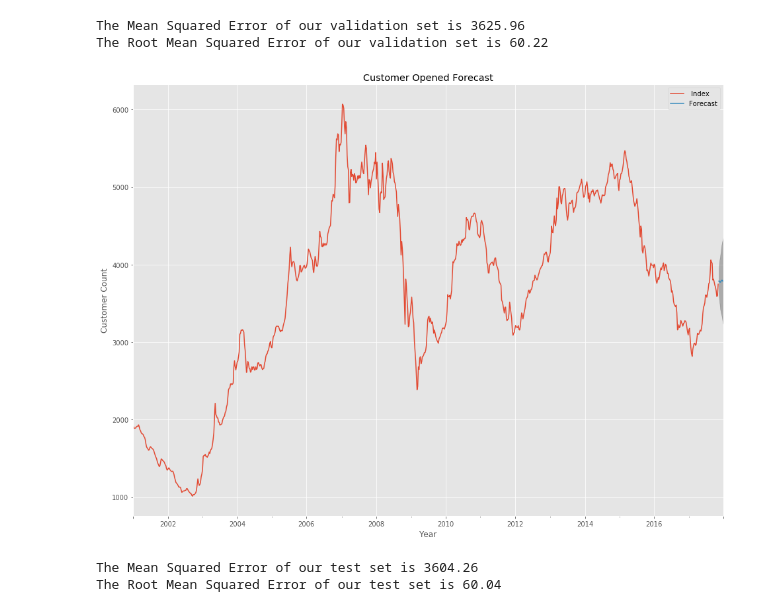
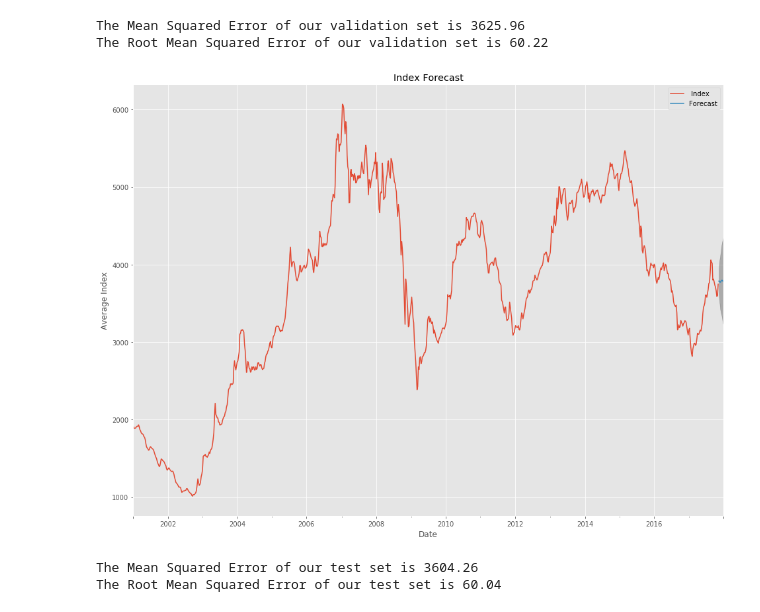
Before and after one commit to mau955/samcom_data_challenge, a Jupyter notebook: 03_Question.ipynb, the cells around one changed output. Saved outputs shown, nothing was run; the diff lists cells and outputs as text; code cells hidden in the pictures.

```diff
--- a/03_Question.ipynb
+++ b/03_Question.ipynb
@@ -200,18 +204,18 @@ The Root Mean Squared Error of our validation set is 60.22
 # %%
 # Model Pridiction
 pred_uc = results.get_forecast(steps=8)
 pred_ci = pred_uc.conf_int()
 
 ax = train.plot(label='observed', figsize=(16, 12))
 pred_uc.predicted_mean.plot(ax=ax, label='Forecast')
 ax.fill_between(pred_ci.index, pred_ci.iloc[:, 0], pred_ci.iloc[:, 1], color='k', alpha=.25)
-ax.set_xlabel('Year')
-ax.set_ylabel('Customer Count')
-ax.set_title('Customer Opened Forecast')
+ax.set_xlabel('Date')
+ax.set_ylabel('Average Index')
+ax.set_title('Index Forecast')
 ax.legend()
 plt.savefig('images/Model_prediction.png')
 # %% [output]
-[figure, old version]
+[figure, new version]
 # %%
 # Error
 test_forecasted = pred_uc.predicted_mean.to_frame("predictions")
```
Also changed, not shown: parts of 5 cells of this notebook, 4 other files.
